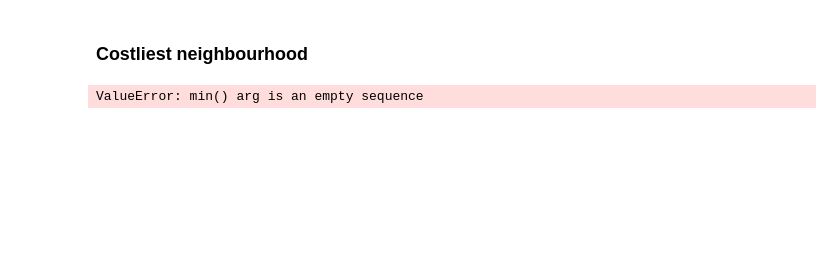
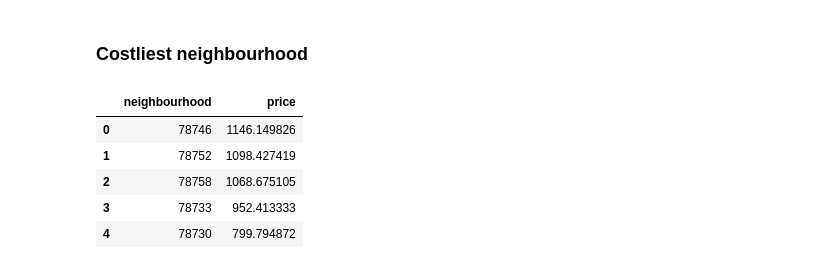
Before and after one commit to atalebizadeh/DS-Career-Track, a Jupyter notebook: Capstone Project 2/AirBnB Austin/AirBnB Austin - EDA.ipynb, the cells around one changed output. Cells and saved outputs as stored; diff of their text form; code cells hidden in the pictures; blank space fills up the shorter version.

```diff
--- a/Capstone Project 2/AirBnB Austin/AirBnB Austin - EDA.ipynb
+++ b/Capstone Project 2/AirBnB Austin/AirBnB Austin - EDA.ipynb
@@ -176,13 +176,13 @@ divide by zero encountered in log
 ### Costliest neighbourhood
 # %%
 # costliest neighbourhood_group
-temp = df.groupby(['neighbourhood_group'])['price'].mean().reset_index()
+temp = df.groupby(['neighbourhood'])['price'].mean().reset_index()
 temp = temp.sort_values('price', ascending=False).reset_index(drop=True)
-
-ax = sns.barplot(data=temp, x='price', y='neighbourhood_group', palette='Dark2')
-ax.set_ylabel('')
-ax.set_xlabel('')
-ax.set_title('Mean price from each neighbourhood_group')
-plt.show()
+temp.head()
 # %% [output]
-ValueError: min() arg is an empty sequence
+|  | neighbourhood | price |
+| 0 | 78746 | 1146.149826 |
+| 1 | 78752 | 1098.427419 |
+| 2 | 78758 | 1068.675105 |
+| 3 | 78733 | 952.413333 |
+| 4 | 78730 | 799.794872 |
```
Also changed, not shown: parts of 4 cells of this notebook.
